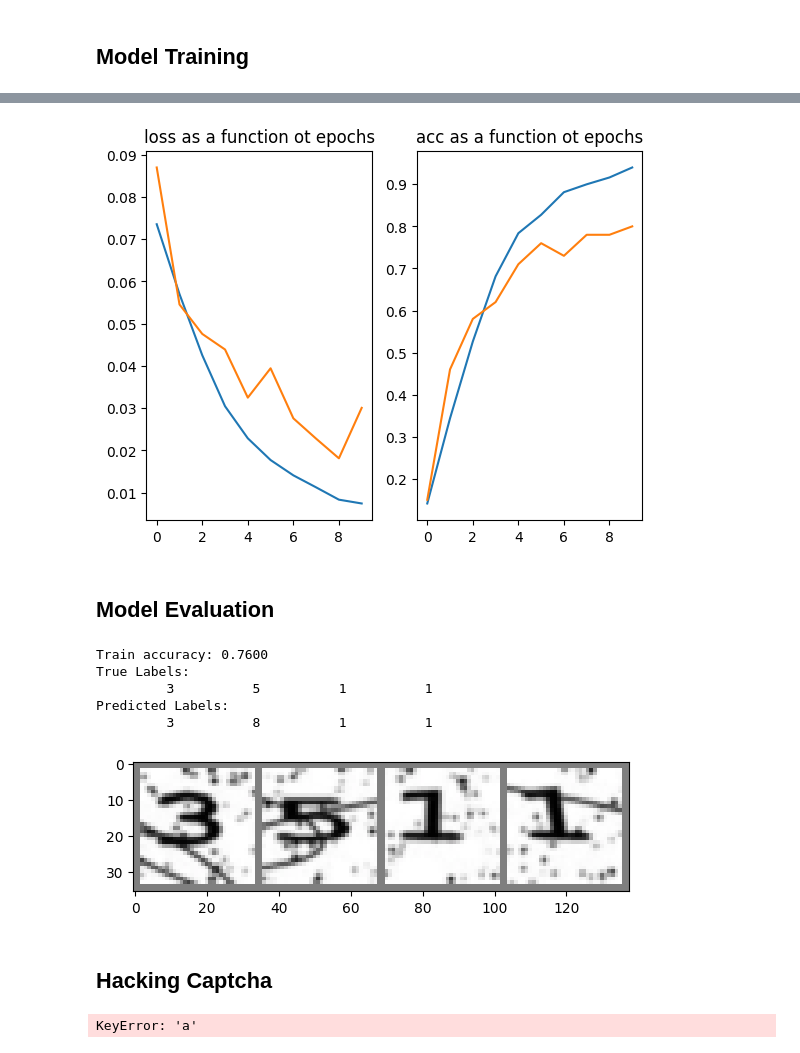
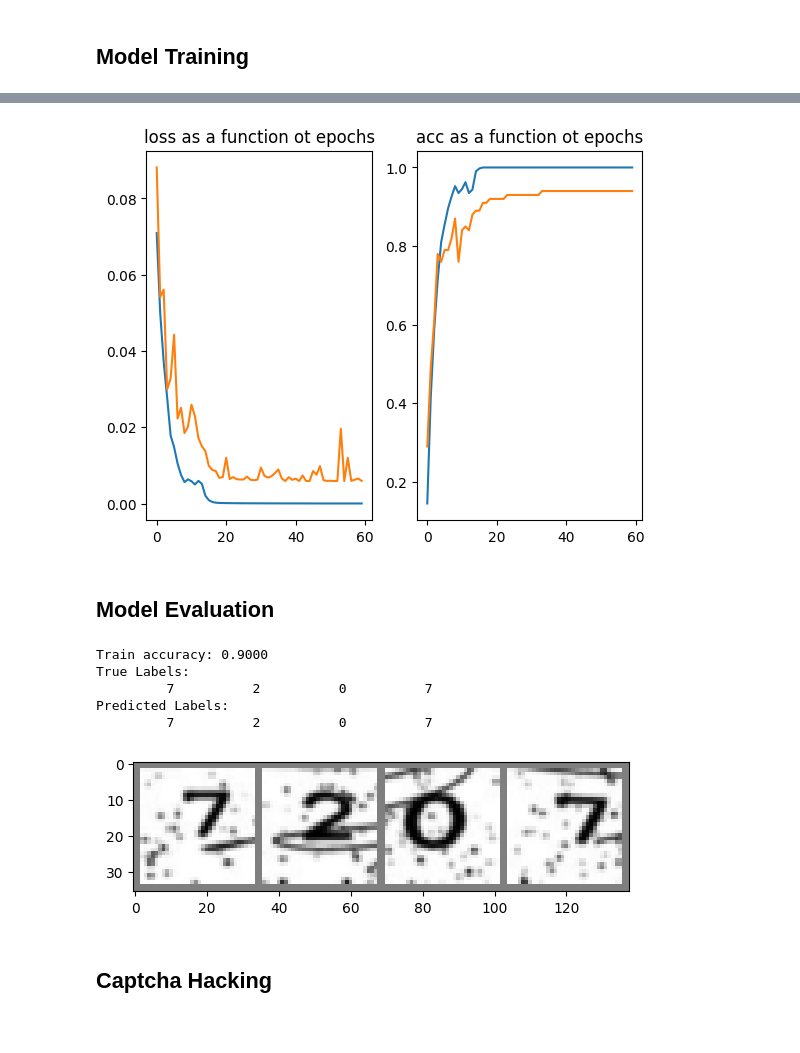
Before and after one commit to OfekBasson/ImageTransformerCaptchaSolver, a Jupyter notebook: src/captcha_solver_jupyter_notebook.ipynb, the cells around one changed output, grey strips where cells are left out. Cells and saved outputs as stored; diff of their text form; code cells hidden in the pictures.

Commit message:
Everything works well. Now model needs to be trained.

```diff
--- a/src/captcha_solver_jupyter_notebook.ipynb
+++ b/src/captcha_solver_jupyter_notebook.ipynb
@@ -59,8 +67,8 @@ def train_model(model, criterion, optimizer, num_epochs=5):
               dataset_size = len(trainDataset)
           else:
               model.eval()
-              current_loader = testLoader
-              dataset_size = len(testDataset)
+              current_loader = valLoader
+              dataset_size = len(valDataset)
 
           running_loss = 0.0
           running_corrects = 0
@@ -85,5 +93,5 @@ def train_model(model, criterion, optimizer, num_epochs=5):
 
           print('{} Loss: {:.4f}  |  Acc: {:.4f}'.format(phase, epoch_loss, epoch_acc))
 # %%
-train_model(model, criterion, optimizer, num_epochs=10)
+train_model(model, criterion, optimizer, num_epochs=60)
 # %% [output]
@@ -109,44 +117,39 @@ val Loss: 0.0301  |  Acc: 0.8000
 # %%
 graphShow(model)
 # %% [output]
-[figure, old version]
+[figure, new version]
 # %% [markdown]
 ## Model Evaluation
 # %%
 model.eval()
-dataset_size = len(valDataset)
+dataset_size = len(testDataset)
 
 running_corrects = 0.0
 
-for images, true_labels in valLoader:
+for images, true_labels in testLoader:
   optimizer.zero_grad()
   MLP_scores = model(images)
   predicted_labels = torch.argmax(MLP_scores, dim=1)
   tensorTrueLabels = torch.tensor(tuple(int(el) for el in true_labels))
   running_corrects += torch.sum(torch.eq(predicted_labels, tensorTrueLabels), dim=0).item()
 
 accuracy = running_corrects / dataset_size
 
 imageShow(utils.make_grid(images[:4]))
 
 print(f'Train accuracy: {accuracy:.4f}')
 
-# print labels
+
 print('True Labels:')
 print(' '.join('%10s' % classes[tensorTrueLabels[j]]  for j in range(4)))
 print('Predicted Labels:')
 print(' '.join('%10s' % classes[predicted_labels[j]]  for j in range(4)))
 # %% [output]
-Train accuracy: 0.7600
+Train accuracy: 0.9000
 True Labels:
-         3          5          1          1
+         7          2          0          7
 Predicted Labels:
-         3          8          1          1
+         7          2          0          7
-[figure, old version]
+[figure, new version]
 # %% [markdown]
-## Hacking Captcha
+## Captcha Hacking
-# %%
-wch = WebsiteConnectionHandler()
-wch.SaveImageForCaptchaHack()
-# %% [output]
-KeyError: 'a'
```
Also changed, not shown: parts of 8 cells of this notebook, 3 other files.
